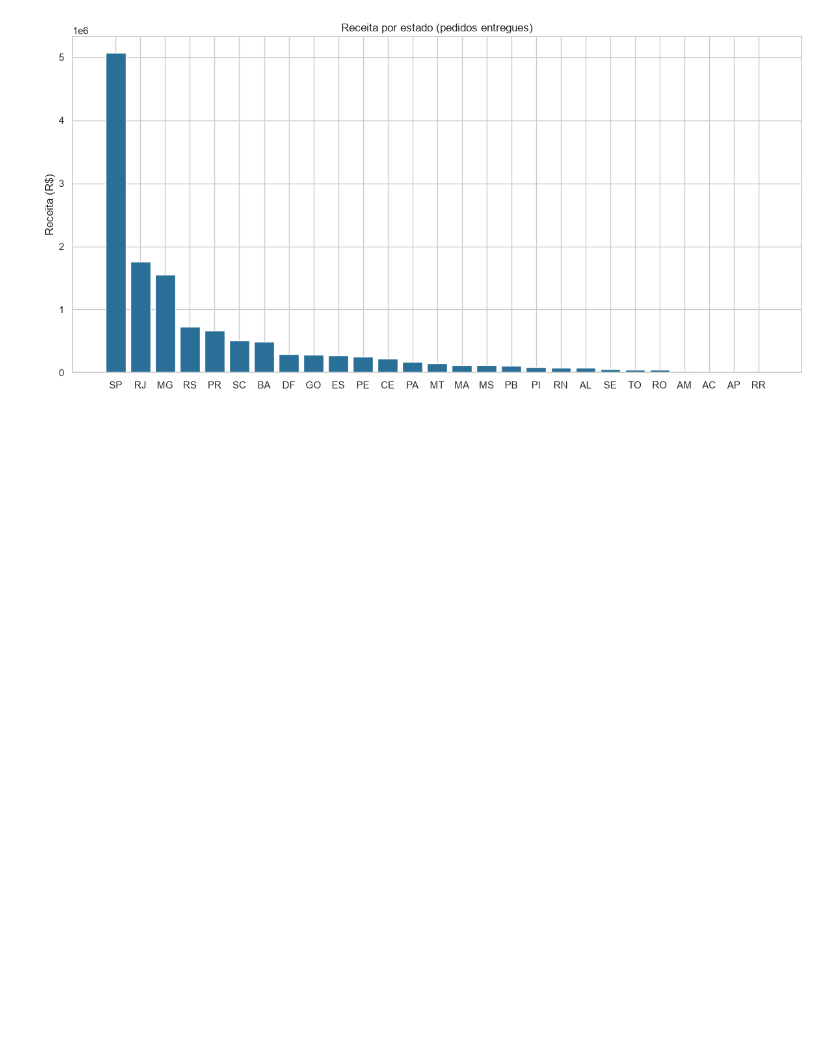
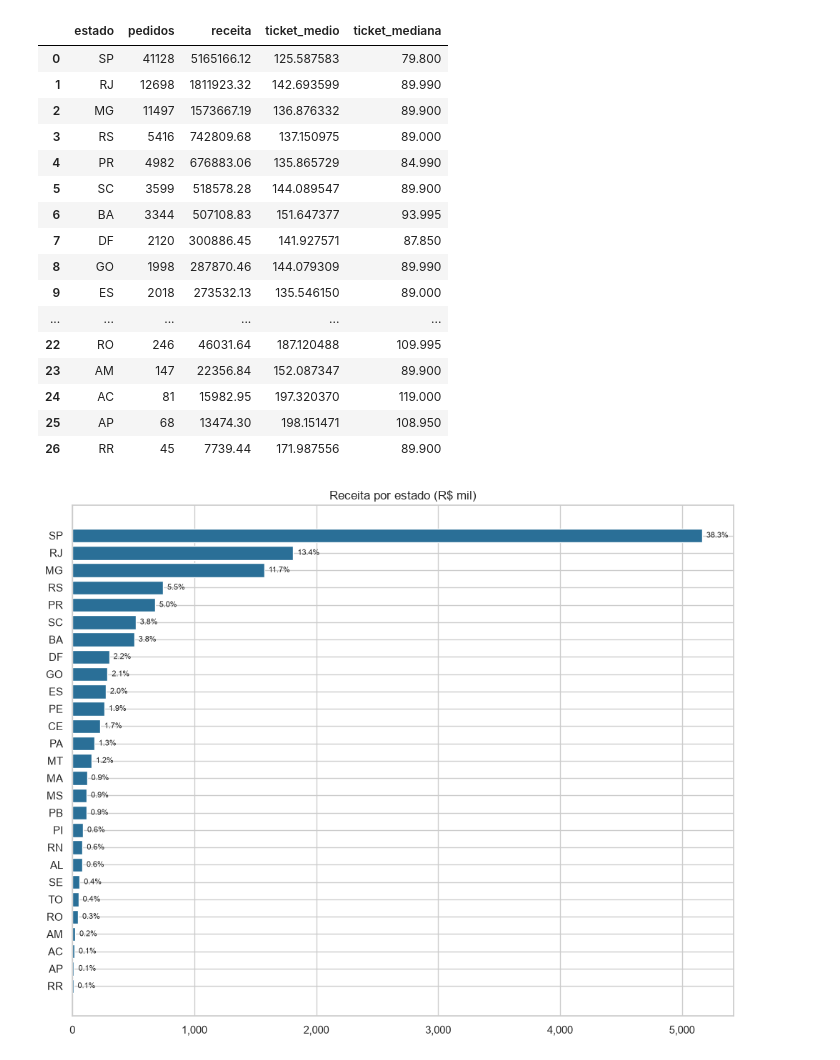
Before and after one commit to joao07vitor05/analytics-Brazil-ecommerce, a Jupyter notebook: notebooks/receita_estado.ipynb, the cells around one changed output. Cells and saved outputs as stored; diff of their text form; code cells hidden in the pictures; blank space fills up the shorter version.

```diff
--- a/notebooks/receita_estado.ipynb
+++ b/notebooks/receita_estado.ipynb
@@ -15,26 +15,59 @@ sns.set_theme(style="whitegrid")
 
 engine = create_engine(config.DATABASE_URL)
 # %%
-query_estado = """
-SELECT
-    c.customer_state,
-    ROUND(SUM(oi.price)::numeric, 2) AS receita,
-    COUNT(DISTINCT o.order_id) AS pedidos,
-    ROUND((SUM(oi.price) / COUNT(DISTINCT o.order_id))::numeric, 2) AS ticket_medio
-FROM orders o
-JOIN order_items oi ON o.order_id = oi.order_id
-JOIN customers c ON o.customer_id = c.customer_id
-WHERE o.order_status = 'delivered'
-GROUP BY c.customer_state
-ORDER BY receita DESC;
+query = """
+    WITH pedido AS (
+        SELECT o.order_id,
+               c.customer_state AS estado,
+               SUM(oi.price)    AS valor
+        FROM orders o
+        JOIN customers   c  ON c.customer_id = o.customer_id
+        JOIN order_items oi ON oi.order_id   = o.order_id
+        WHERE o.order_status <> 'canceled'
+        GROUP BY o.order_id, c.customer_state
+    )
+    SELECT estado,
+           COUNT(*)   AS pedidos,
+           SUM(valor) AS receita,
+           AVG(valor) AS ticket_medio,
+           PERCENTILE_CONT(0.5) WITHIN GROUP (ORDER BY valor) AS ticket_mediana
+    FROM pedido
+    GROUP BY estado
+    ORDER BY receita DESC
 """
-df_estado = pd.read_sql(query_estado, engine)
-
-fig, ax = plt.subplots(figsize=(12, 6))
-ax.bar(df_estado["customer_state"], df_estado["receita"], color="#2a6f97")
-ax.set_title("Receita por estado (pedidos entregues)")
-ax.set_ylabel("Receita (R$)")
-plt.tight_layout()
-plt.show()
+df_uf = pd.read_sql(query, engine)
+df_uf
 # %% [output]
-[figure, removed]
+|  | estado | pedidos | receita | ticket_medio | ticket_mediana |
+| 0 | SP | 41128 | 5165166.12 | 125.587583 | 79.800 |
+| 1 | RJ | 12698 | 1811923.32 | 142.693599 | 89.990 |
+| 2 | MG | 11497 | 1573667.19 | 136.876332 | 89.900 |
+| 3 | RS | 5416 | 742809.68 | 137.150975 | 89.000 |
+| 4 | PR | 4982 | 676883.06 | 135.865729 | 84.990 |
+| 5 | SC | 3599 | 518578.28 | 144.089547 | 89.900 |
+| 6 | BA | 3344 | 507108.83 | 151.647377 | 93.995 |
+| 7 | DF | 2120 | 300886.45 | 141.927571 | 87.850 |
+| 8 | GO | 1998 | 287870.46 | 144.079309 | 89.990 |
+| 9 | ES | 2018 | 273532.13 | 135.546150 | 89.000 |
+| ... | ... | ... | ... | ... | ... |
+| 22 | RO | 246 | 46031.64 | 187.120488 | 109.995 |
+| 23 | AM | 147 | 22356.84 | 152.087347 | 89.900 |
+| 24 | AC | 81 | 15982.95 | 197.320370 | 119.000 |
+| 25 | AP | 68 | 13474.30 | 198.151471 | 108.950 |
+| 26 | RR | 45 | 7739.44 | 171.987556 | 89.900 |
+# %%
+df_uf["participacao"] = df_uf["receita"] / df_uf["receita"].sum()
+ordem = df_uf.sort_values("receita", ascending=True)
+
+fig, ax = plt.subplots(figsize=(10, 8))
+ax.barh(ordem["estado"], ordem["receita"], color="#2a6f97")
+ax.xaxis.set_major_formatter(lambda x, _: f"{x/1000:,.0f}")
+ax.set_title("Receita por estado (R$ mil)")
+
+for i, (rec, part) in enumerate(zip(ordem["receita"], ordem["participacao"])):
+    ax.text(rec, i, f"  {part:.1%}", va="center", fontsize=8)
+
+plt.tight_layout()
+plt.show()
+# %% [output]
+[figure, added]
```
Also changed, not shown: 9 other files.
